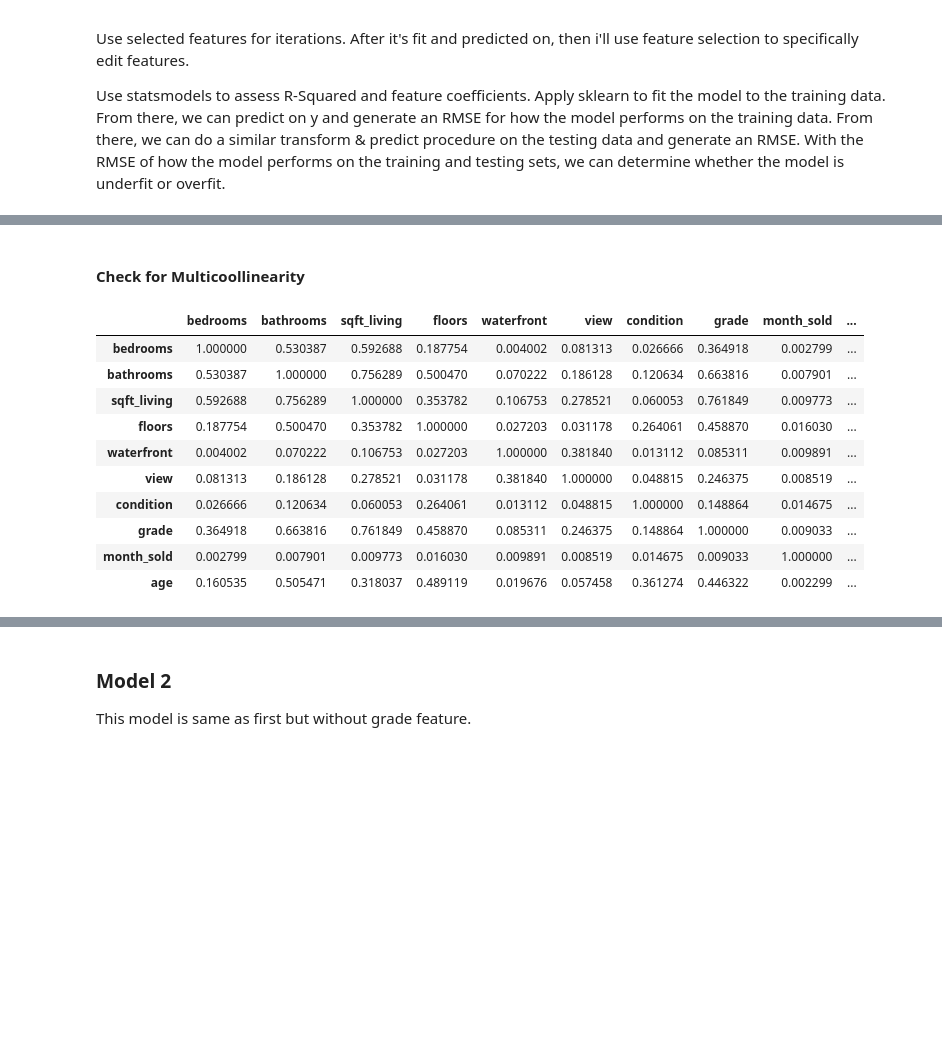
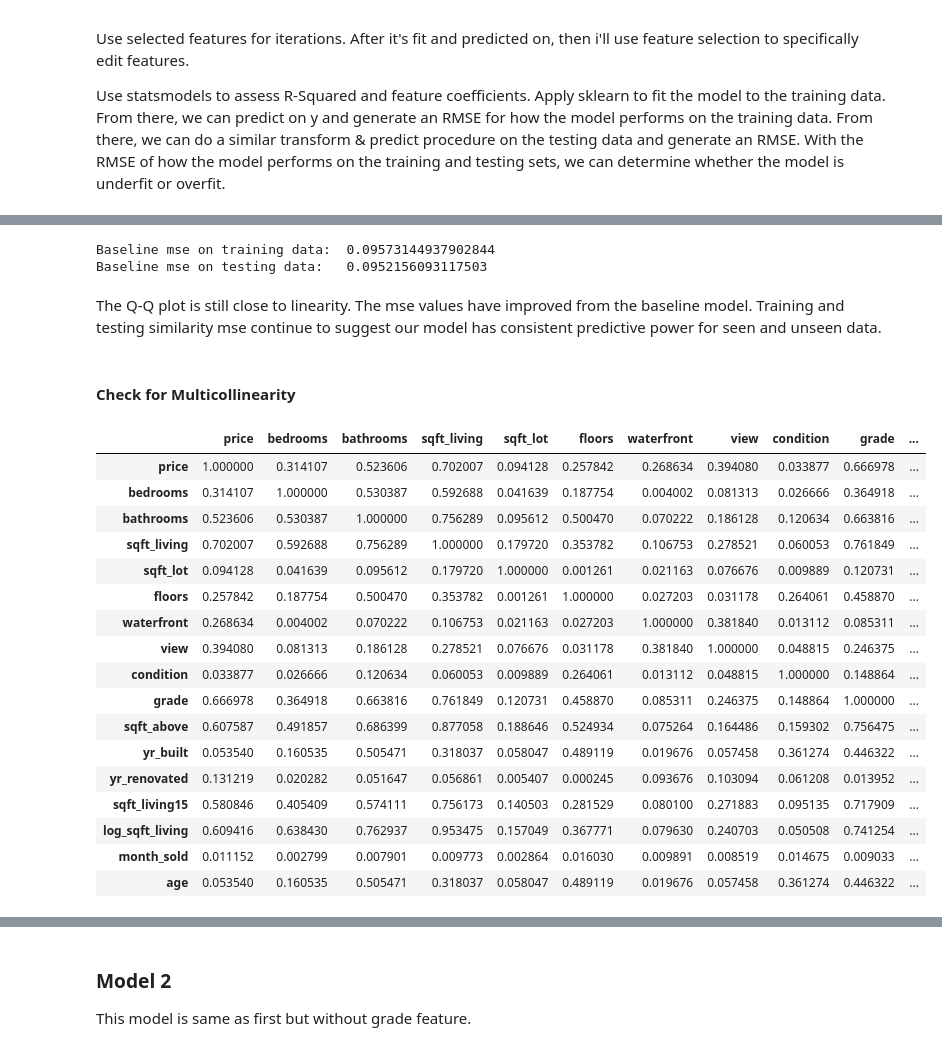
Before and after one commit to annieliug/King-County-House-Sales, a Jupyter notebook: King-County-House-Sales.ipynb, the cells around one changed output, grey strips where cells are left out. Cells and saved outputs as stored; diff of their text form; code cells hidden in the pictures; blank space fills up the shorter version.

```diff
--- a/King-County-House-Sales.ipynb
+++ b/King-County-House-Sales.ipynb
@@ -259,6 +309,6 @@ data
 # %%
 # Drop unnecessary columns
-data = data.drop(['id', 'sqft_above', 'sqft_living15', 'sqft_lot15', 'zipcode'], axis=1)
+data = data.drop(['id','sqft_lot15', 'zipcode', 'lat', 'long'], axis=1)
 # %%
 plt.figure(figsize= (7,5))
 sns.distplot(data['price'])
@@ -271,0 +322,3 @@ Most properties sub $1mil
+# %%
+data['log_price']= np.log(data['price'])
+data['log_sqft_living']=np.log(data['sqft_living'])
@@ -622,10 +685,10 @@ print(len(train_set), "train +", len(test_set), "test")
 ##### Variables x_train, y_train, x_test and y_test:
 # %%
 # only keeping features
-X = df.drop('price', axis = 1)
+X = df.drop(labels=['log_price'], axis = 1)
 
 # split target variable, which we're trying to predict
-y = df['price']
+y = df.log_price
 # %%
 # performing the split
 X_train, X_test, y_train, y_test = train_test_split(X, y, test_size=0.25, random_state=11)
@@ -633,11 +706,3 @@ X_train, X_test, y_train, y_test = train_test_split(X, y, test_size=0.25, random
 ### Baseline model
 
 Find worst fit to compare real models against it later.
-# %%
-# fitting the baseline model to the training set and generating a score (r-squared)
-dummy = DummyRegressor()
-dummy.fit(X_train, y_train)
-dummy.score(X_train, y_train)
-
-# we get an r-squared of 0, because we're predictng using NO features
-# dummy models are more useful for looking at the RMSE, so let's check that out
@@ -774,21 +818,41 @@ We'll use feature selection to create another iteration of the model, and try to
+# %%
+y_train_preds = first_model.predict(X_train)
+y_test_preds = first_model.predict(X_test)
+baseline_train_mse = mse(y_train_preds, y_train)
+baseline_test_mse = mse(y_test_preds, y_test)
+
+print('Baseline mse on training data: ', baseline_train_mse)
+print('Baseline mse on testing data:  ', baseline_test_mse)
+# %% [output]
+Baseline mse on training data:  0.09573144937902844
+Baseline mse on testing data:   0.0952156093117503
+# %% [markdown]
+The Q-Q plot is still close to linearity. The mse values have improved from the baseline model. Training and testing similarity mse continue to suggest our model has consistent predictive power for seen and unseen data.
 # %% [markdown]
-#### Check for Multicoollinearity
+#### Check for Multicollinearity
 # %%
 # creating a numerical correlation matrix
-corr_matrix = X_train_1.corr().abs()
+corr_matrix = X_train.corr().abs()
 corr_matrix
 # %% [output]
-|  | bedrooms | bathrooms | sqft_living | floors | waterfront | view | condition | grade | month_sold | ... |
-| bedrooms | 1.000000 | 0.530387 | 0.592688 | 0.187754 | 0.004002 | 0.081313 | 0.026666 | 0.364918 | 0.002799 | ... |
-| bathrooms | 0.530387 | 1.000000 | 0.756289 | 0.500470 | 0.070222 | 0.186128 | 0.120634 | 0.663816 | 0.007901 | ... |
-| sqft_living | 0.592688 | 0.756289 | 1.000000 | 0.353782 | 0.106753 | 0.278521 | 0.060053 | 0.761849 | 0.009773 | ... |
-| floors | 0.187754 | 0.500470 | 0.353782 | 1.000000 | 0.027203 | 0.031178 | 0.264061 | 0.458870 | 0.016030 | ... |
-| waterfront | 0.004002 | 0.070222 | 0.106753 | 0.027203 | 1.000000 | 0.381840 | 0.013112 | 0.085311 | 0.009891 | ... |
-| view | 0.081313 | 0.186128 | 0.278521 | 0.031178 | 0.381840 | 1.000000 | 0.048815 | 0.246375 | 0.008519 | ... |
-| condition | 0.026666 | 0.120634 | 0.060053 | 0.264061 | 0.013112 | 0.048815 | 1.000000 | 0.148864 | 0.014675 | ... |
-| grade | 0.364918 | 0.663816 | 0.761849 | 0.458870 | 0.085311 | 0.246375 | 0.148864 | 1.000000 | 0.009033 | ... |
-| month_sold | 0.002799 | 0.007901 | 0.009773 | 0.016030 | 0.009891 | 0.008519 | 0.014675 | 0.009033 | 1.000000 | ... |
-| age | 0.160535 | 0.505471 | 0.318037 | 0.489119 | 0.019676 | 0.057458 | 0.361274 | 0.446322 | 0.002299 | ... |
+|  | price | bedrooms | bathrooms | sqft_living | sqft_lot | floors | waterfront | view | condition | grade | ... |
+| price | 1.000000 | 0.314107 | 0.523606 | 0.702007 | 0.094128 | 0.257842 | 0.268634 | 0.394080 | 0.033877 | 0.666978 | ... |
+| bedrooms | 0.314107 | 1.000000 | 0.530387 | 0.592688 | 0.041639 | 0.187754 | 0.004002 | 0.081313 | 0.026666 | 0.364918 | ... |
+| bathrooms | 0.523606 | 0.530387 | 1.000000 | 0.756289 | 0.095612 | 0.500470 | 0.070222 | 0.186128 | 0.120634 | 0.663816 | ... |
+| sqft_living | 0.702007 | 0.592688 | 0.756289 | 1.000000 | 0.179720 | 0.353782 | 0.106753 | 0.278521 | 0.060053 | 0.761849 | ... |
+| sqft_lot | 0.094128 | 0.041639 | 0.095612 | 0.179720 | 1.000000 | 0.001261 | 0.021163 | 0.076676 | 0.009889 | 0.120731 | ... |
+| floors | 0.257842 | 0.187754 | 0.500470 | 0.353782 | 0.001261 | 1.000000 | 0.027203 | 0.031178 | 0.264061 | 0.458870 | ... |
+| waterfront | 0.268634 | 0.004002 | 0.070222 | 0.106753 | 0.021163 | 0.027203 | 1.000000 | 0.381840 | 0.013112 | 0.085311 | ... |
+| view | 0.394080 | 0.081313 | 0.186128 | 0.278521 | 0.076676 | 0.031178 | 0.381840 | 1.000000 | 0.048815 | 0.246375 | ... |
+| condition | 0.033877 | 0.026666 | 0.120634 | 0.060053 | 0.009889 | 0.264061 | 0.013112 | 0.048815 | 1.000000 | 0.148864 | ... |
+| grade | 0.666978 | 0.364918 | 0.663816 | 0.761849 | 0.120731 | 0.458870 | 0.085311 | 0.246375 | 0.148864 | 1.000000 | ... |
+| sqft_above | 0.607587 | 0.491857 | 0.686399 | 0.877058 | 0.188646 | 0.524934 | 0.075264 | 0.164486 | 0.159302 | 0.756475 | ... |
+| yr_built | 0.053540 | 0.160535 | 0.505471 | 0.318037 | 0.058047 | 0.489119 | 0.019676 | 0.057458 | 0.361274 | 0.446322 | ... |
+| yr_renovated | 0.131219 | 0.020282 | 0.051647 | 0.056861 | 0.005407 | 0.000245 | 0.093676 | 0.103094 | 0.061208 | 0.013952 | ... |
+| sqft_living15 | 0.580846 | 0.405409 | 0.574111 | 0.756173 | 0.140503 | 0.281529 | 0.080100 | 0.271883 | 0.095135 | 0.717909 | ... |
+| log_sqft_living | 0.609416 | 0.638430 | 0.762937 | 0.953475 | 0.157049 | 0.367771 | 0.079630 | 0.240703 | 0.050508 | 0.741254 | ... |
+| month_sold | 0.011152 | 0.002799 | 0.007901 | 0.009773 | 0.002864 | 0.016030 | 0.009891 | 0.008519 | 0.014675 | 0.009033 | ... |
+| age | 0.053540 | 0.160535 | 0.505471 | 0.318037 | 0.058047 | 0.489119 | 0.019676 | 0.057458 | 0.361274 | 0.446322 | ... |
 # %%
 # creating a correlation heatmap, to easily visualize high correlations and refer back to the numerical matrix
 sns.set(style="white")
```
Also changed, not shown: parts of 63 cells of this notebook, 7 other files.
